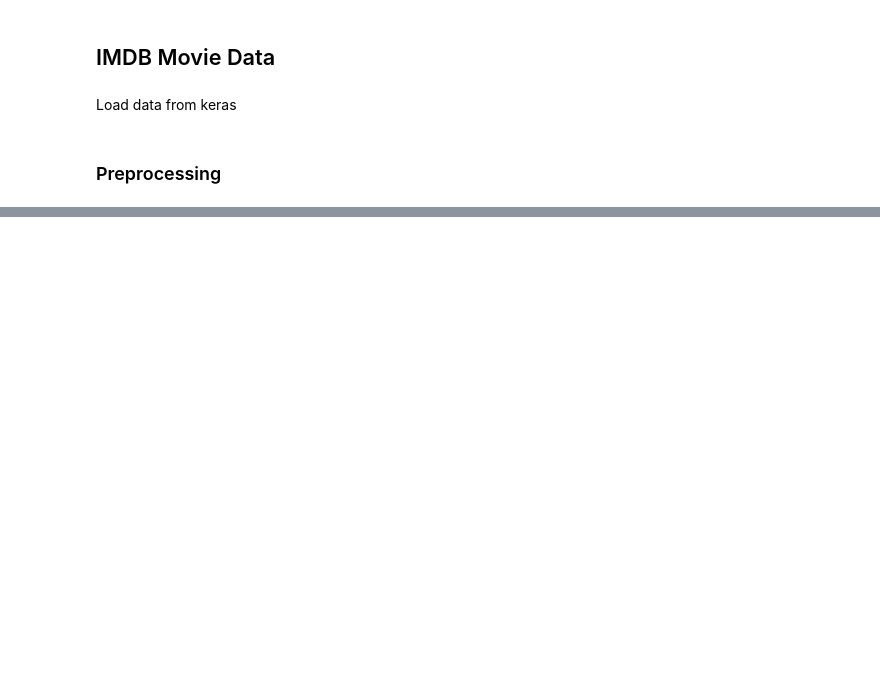
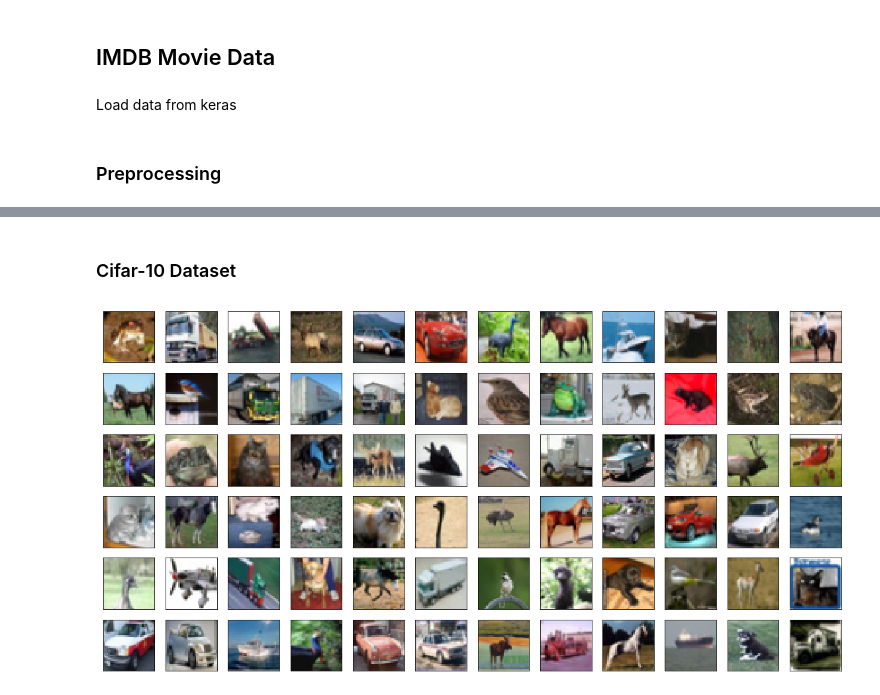
Before and after one commit to ksooklall/Artificial-Intelligence, a Jupyter notebook: Term_2/my_dog_ai.ipynb, the cells around one changed output, grey strips where cells are left out. Cells and saved outputs as stored; diff of their text form; code cells hidden in the pictures; blank space fills up the shorter version.

```diff
--- a/Term_2/my_dog_ai.ipynb
+++ b/Term_2/my_dog_ai.ipynb
@@ -290,0 +234,5 @@ np.testing.assert_array_equal(np_y_test, k_y_test)
+# %%
+from keras.datasets import mnist
+(X_train, y_train), (X_test, y_test) = mnist.load_data()
+print('Number of training examples: {}'.format(X_train.shape[0]))
+print('Number of testing examples: {}'.format(X_test.shape[0]))
@@ -290,0 +241,9 @@ np.testing.assert_array_equal(np_y_test, k_y_test)
+# %%
+X_train, X_test = X_train/255, X_test/255
+y_train , y_test = np_utils.to_categorical(y_train, 10), np_utils.to_categorical(y_test, 10)
+# %%
+fig = plt.figure(figsize=(20,20))
+for i in range(6):
+    ax = fig.add_subplot(1, 6, i+1, xticks=[], yticks=[])
+    ax.imshow(X_train[i], cmap='gray')
+plt.show()
@@ -290,0 +270,13 @@ np.testing.assert_array_equal(np_y_test, k_y_test)
+# %% [markdown]
+### Cifar-10 Dataset
+# %%
+from keras.datasets import cifar10
+(x_train, y_train), (x_test, y_test) = cifar10.load_data()
+# %%
+fig = plt.figure(figsize=(20,10))
+for i in range(72):
+    ax = fig.add_subplot(6, 12, i+1, xticks=[], yticks=[])
+    ax.imshow(x_train[i])
+plt.show()
+# %% [output]
+[figure, added]
```
Also changed, not shown: parts of 32 cells of this notebook, 1 other file.
